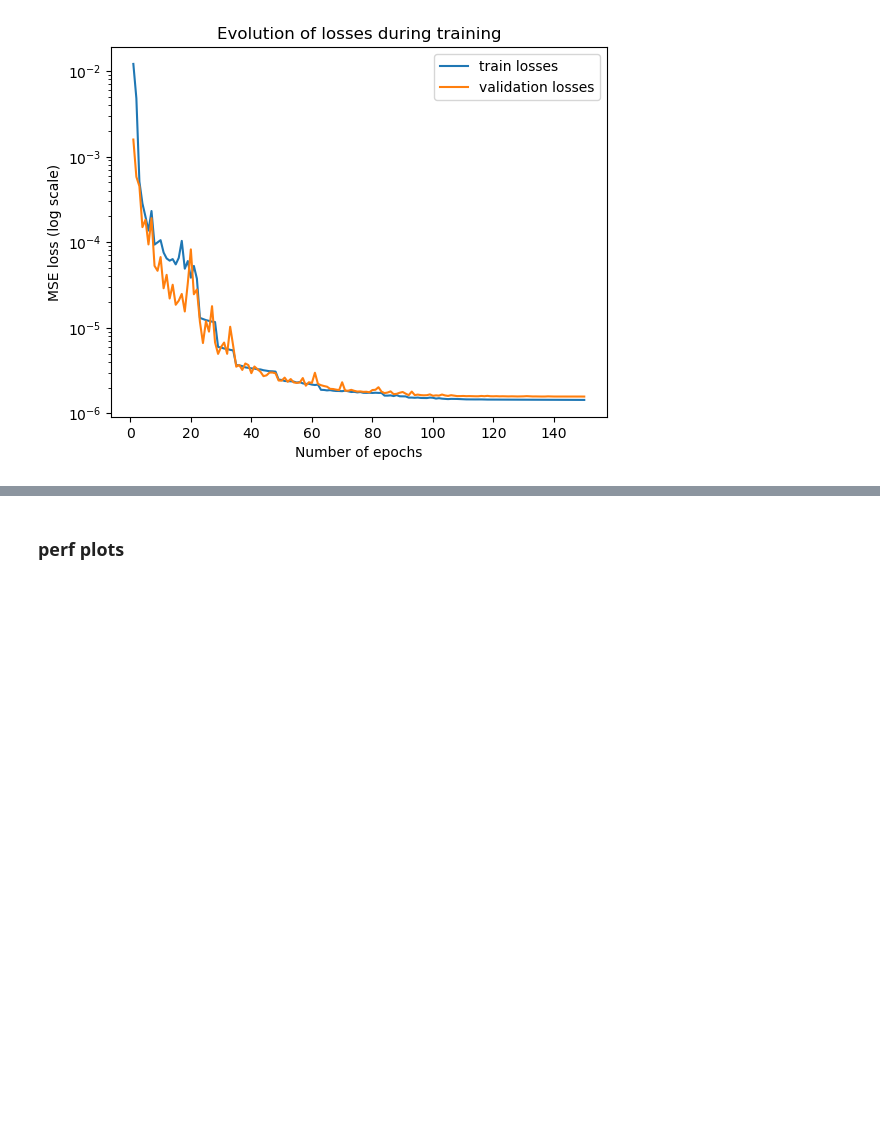
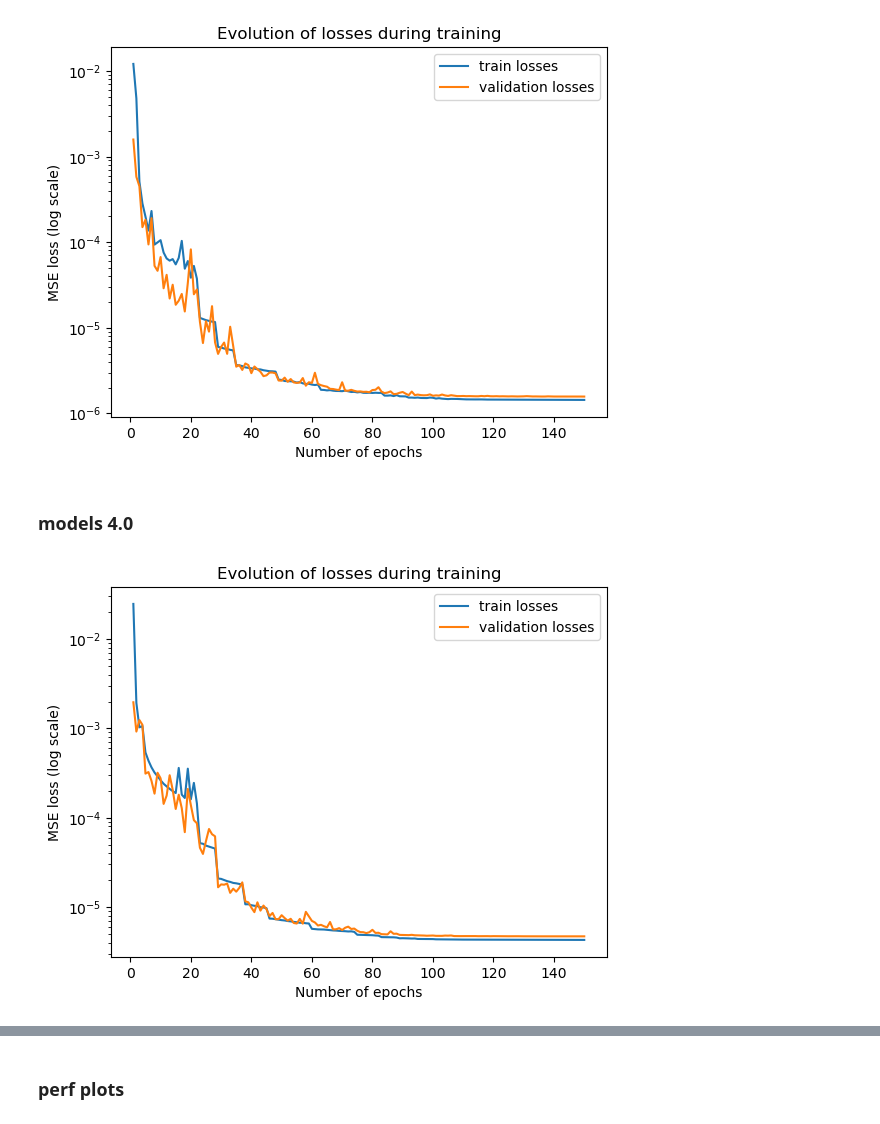
Before and after one commit to theodore2leusse/NNonlineGP, a Jupyter notebook: nn_training_and_results.ipynb, the cells around one changed output, grey strips where cells are left out. Drawn from its saved outputs; the diff is of its cells as text; code cells hidden in the pictures; blank space fills up the shorter version.

```diff
--- a/nn_training_and_results.ipynb
+++ b/nn_training_and_results.ipynb
@@ -871,7 +871,7 @@ test_Y = test_Y[ind_test]
 ### Batchsize and metrics
 # %%
 # Assuming train_X, train_Y, validation_X, validation_Y, test_X, test_Y are provided
-batch_size = 512  # Batch size for DataLoader
+batch_size = 256  # Batch size for DataLoader
 
 # Create datasets and data loaders
 train_dataset = TensorDataset(train_X, train_Y)
@@ -1141,7 +1141,7 @@ torch.save({
 # %% [markdown]
 ## F) Load model
 # %%
-def load_my_model(model_path, model_t, optimizer_t=None, scheduler_t=None, evaluate=False):
+def load_my_model(model_path, model_t, optimizer_t=None, scheduler_t=None, evaluate=False, plot=False):
 
     # Load model file
     device = "cuda" if torch.cuda.is_available() else "cpu"
@@ -1164,14 +1164,15 @@ def load_my_model(model_path, model_t, optimizer_t=None, scheduler_t=None, evalu
     train_losses_t = checkpoint['train losses']
     validation_losses_t = checkpoint['validation losses']
 
-    plt.plot(np.arange(len(train_losses_t))+1, train_losses_t, label='train losses')
-    plt.plot(np.arange(len(validation_losses_t))+1, validation_losses_t, label='validation losses')
-    plt.legend()
-    plt.xlabel('Number of epochs')
-    plt.ylabel('MSE loss (log scale)')
-    plt.yscale('log')
-    plt.title("Evolution of losses during training")
-    plt.show()
+    if plot:
+        plt.plot(np.arange(len(train_losses_t))+1, train_losses_t, label='train losses')
+        plt.plot(np.arange(len(validation_losses_t))+1, validation_losses_t, label='validation losses')
+        plt.legend()
+        plt.xlabel('Number of epochs')
+        plt.ylabel('MSE loss (log scale)')
+        plt.yscale('log')
+        plt.title("Evolution of losses during training")
+        plt.show()
 
     if evaluate:
         # Evaluate the model on the test set
@@ -1697,3 +1698,11 @@ model_t8_C2to20, train_losses_t8_C2to20, validation_losses_t8_C2to20 = load_my_m
     'model/model8_C_2to20que_150epochs_2560kaugtraindata_batchsize128_minlr8.pth', my_model)
 # %% [output]
 [figure]
+# %% [markdown]
+### models 4.0
+# %%
+my_model = MapUpdateNetwork_6()
+model_t6_C4_2to20, train_losses_t6_C2to20, validation_losses_t6_C2to20 = load_my_model(
+    'model/model6_C4_2to20que_150epochs_2560kaugtraindata_batchsize256_minlr8.pth', my_model, plot=True)
+# %% [output]
+[figure, added]
```
Also changed, not shown: parts of 10 cells of this notebook, 5 other files.
